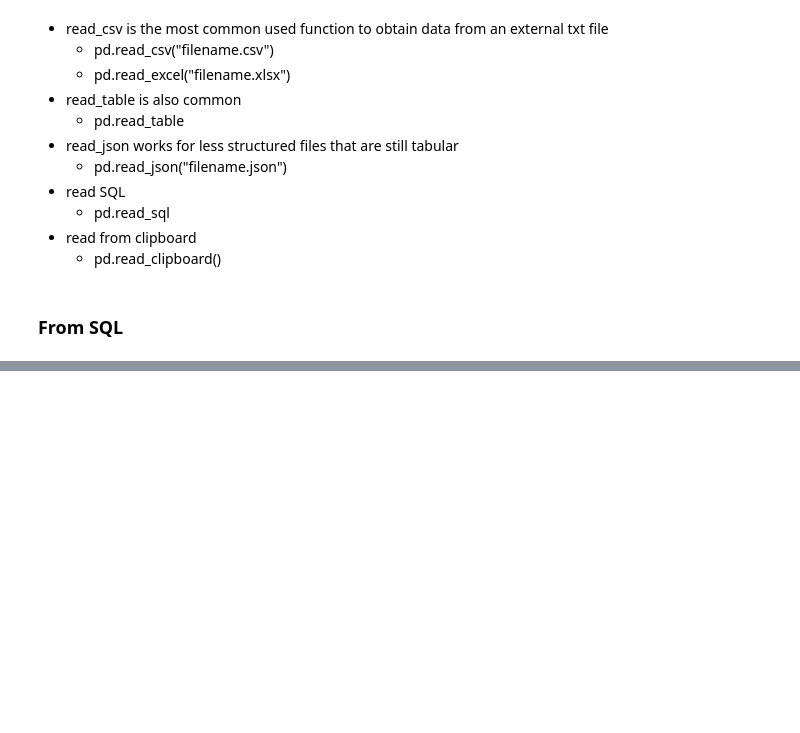
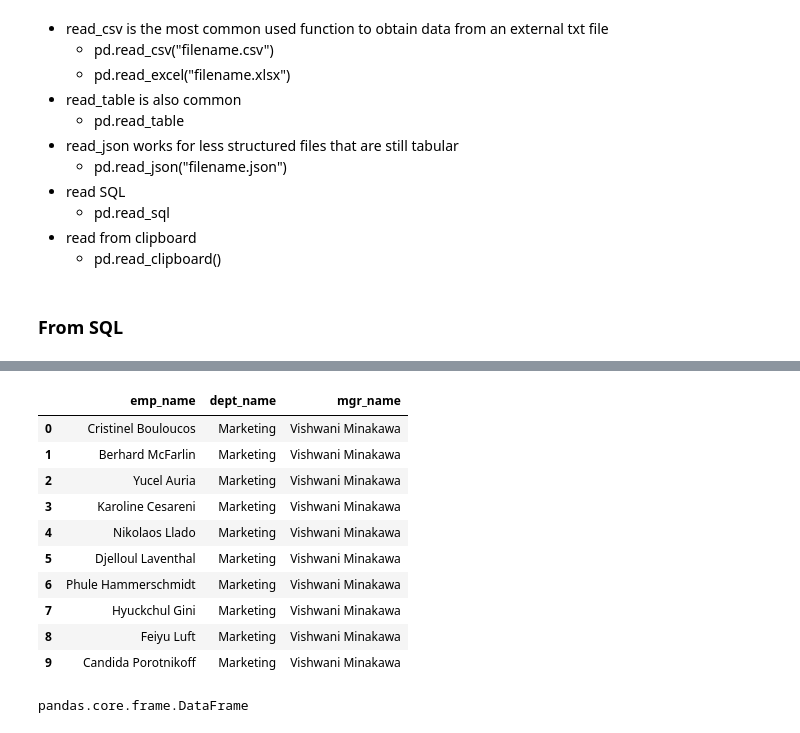
Before and after one commit to justin-m-sullivan/numpy-pandas-visualization-exercises, a Jupyter notebook: pandas_adv_dataframes_lesson.ipynb, the cells around one changed output, grey strips where cells are left out. Drawn from its saved outputs; the diff is of its cells as text; code cells hidden in the pictures; blank space fills up the shorter version.

Commit message:
pandas lesson notes

```diff
--- a/pandas_adv_dataframes_lesson.ipynb
+++ b/pandas_adv_dataframes_lesson.ipynb
@@ -101,0 +137,35 @@ ModuleNotFoundError: No module named 'env'
+# %%
+# SQL import for all current employees and their current manager:
+
+current_emp_info = '''
+SELECT CONCAT(e.first_name, ' ', e.last_name) as emp_name, dept_name, CONCAT(managers.first_name, ' ', managers.last_name) as mgr_name
+FROM employees as e
+JOIN dept_emp as de using(emp_no)
+JOIN departments as d using(dept_no)
+JOIN dept_manager using(dept_no)
+JOIN employees as managers on managers.emp_no = dept_manager.emp_no
+WHERE dept_manager.to_date > now()
+AND de.to_date > now()
+limit 10
+'''
+
+# set this query to a variable for future use:
+emp_info = pd.read_sql(current_emp_info, url)
+# %%
+emp_info
+# %% [output]
+|  | emp_name | dept_name | mgr_name |
+| 0 | Cristinel Bouloucos | Marketing | Vishwani Minakawa |
+| 1 | Berhard McFarlin | Marketing | Vishwani Minakawa |
+| 2 | Yucel Auria | Marketing | Vishwani Minakawa |
+| 3 | Karoline Cesareni | Marketing | Vishwani Minakawa |
+| 4 | Nikolaos Llado | Marketing | Vishwani Minakawa |
+| 5 | Djelloul Laventhal | Marketing | Vishwani Minakawa |
+| 6 | Phule Hammerschmidt | Marketing | Vishwani Minakawa |
+| 7 | Hyuckchul Gini | Marketing | Vishwani Minakawa |
+| 8 | Feiyu Luft | Marketing | Vishwani Minakawa |
+| 9 | Candida Porotnikoff | Marketing | Vishwani Minakawa |
+# %%
+type(emp_info)
+# %% [output]
+pandas.core.frame.DataFrame
```
Also changed, not shown: parts of 33 cells of this notebook.
